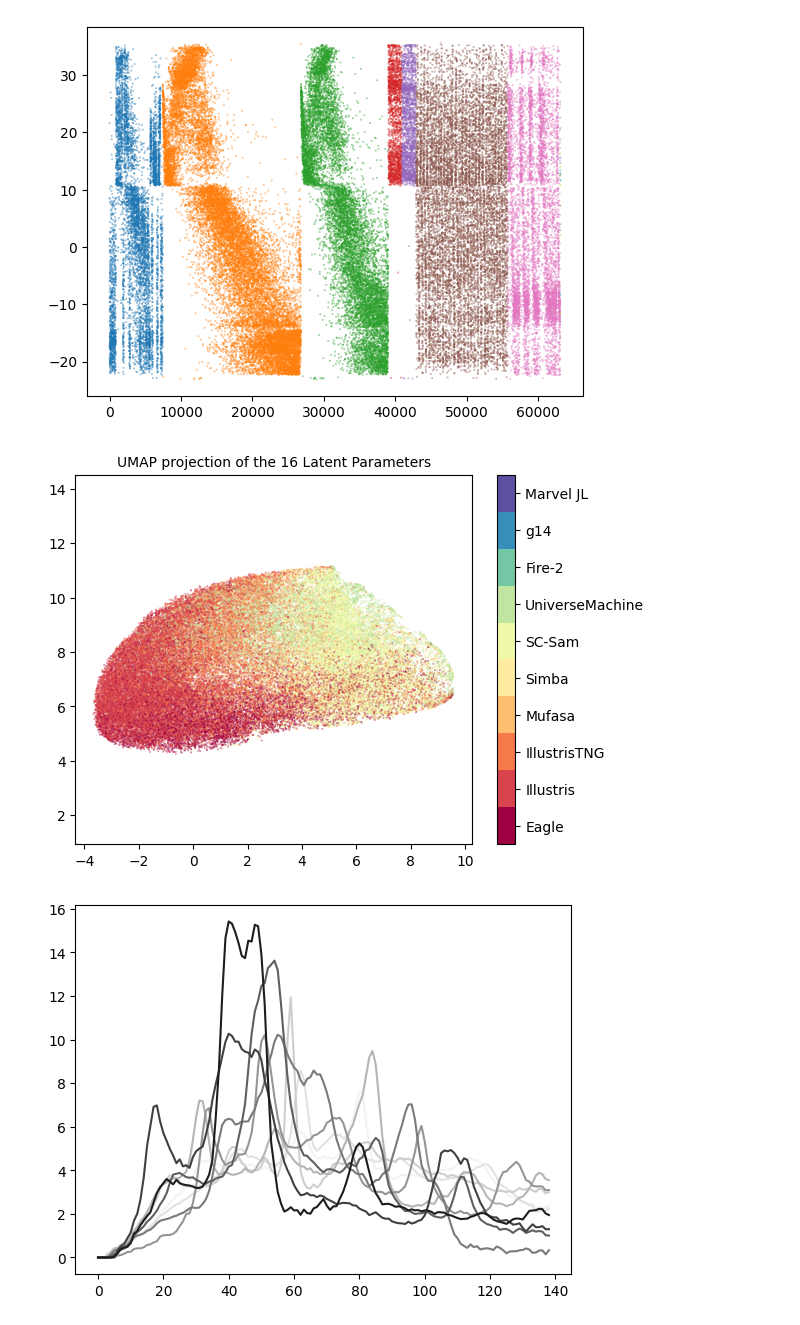
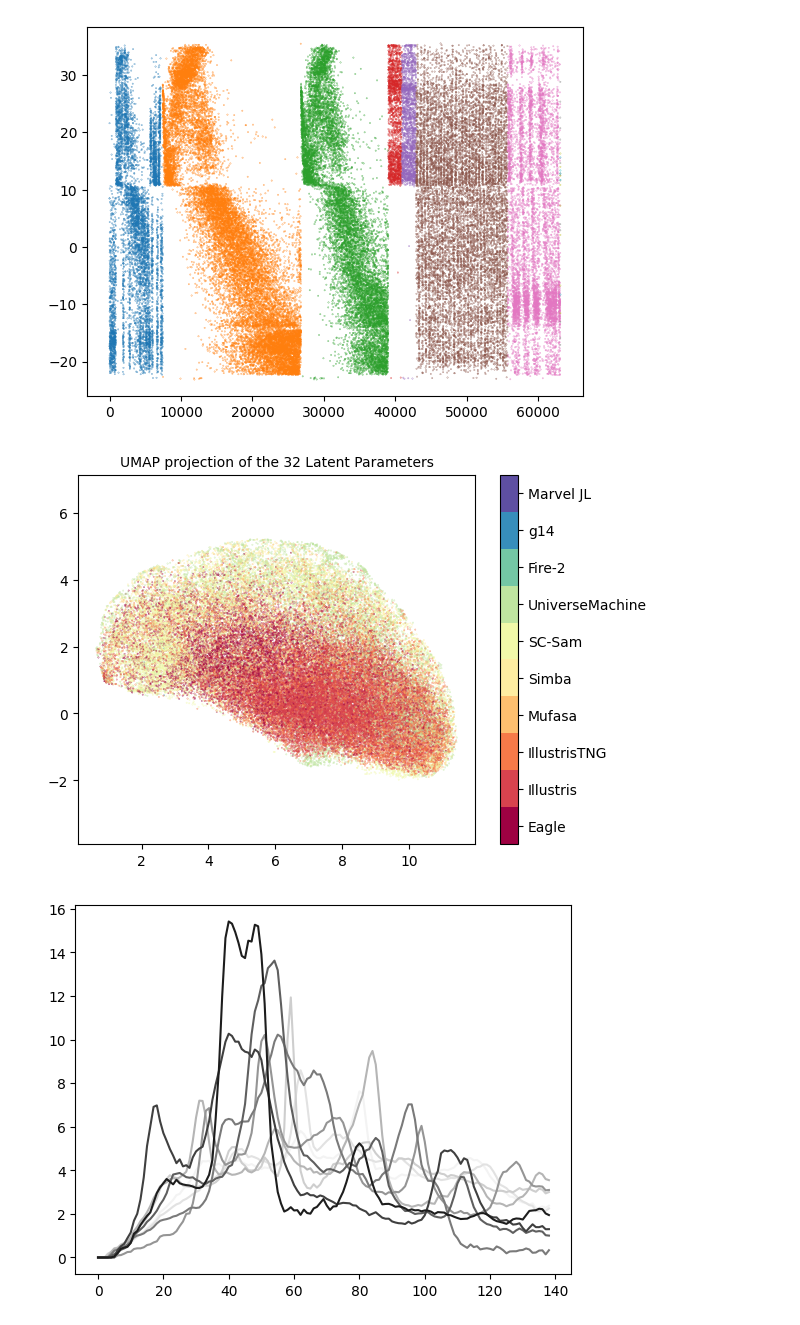
Before and after one commit to harrypenguin/Astrostatistics-Models, a Jupyter notebook: ConvAutoencoder.ipynb, the cells around one changed output. Saved outputs shown, nothing was run; the diff lists cells and outputs as text; code cells hidden in the pictures.

Commit message:
Retrained with 32 parameters

```diff
--- a/ConvAutoencoder.ipynb
+++ b/ConvAutoencoder.ipynb
@@ -394,20 +393,20 @@ plt.scatter(x, embedding, s=0.05, c=all_labels_tensor, cmap='tab10')
 # %%
 import matplotlib.pyplot as plt
 import numpy as np
 
 labels = ['Eagle', 'Illustris', 'IllustrisTNG', 'Mufasa', 'Simba', 'SC-Sam', 'UniverseMachine', 'Fire-2', 'g14', 'Marvel JL']
 
 plt.scatter(embedding[:, 0], embedding[:, 1], c=all_labels_tensor, cmap='Spectral', s=0.05)
 plt.gca().set_aspect('equal', 'datalim')
 
 # Create a colorbar
 cbar = plt.colorbar(boundaries=np.arange(11)-0.5, ticks=np.arange(10))
 
 # Set the colorbar labels
 cbar.ax.set_yticklabels(labels)
 
-plt.title('UMAP projection of the 16 Latent Parameters', fontsize=10)
+plt.title('UMAP projection of the 32 Latent Parameters', fontsize=10)
 plt.show()
 # %% [output]
-[figure, old version]
+[figure, new version]
 # %%
```
Also changed, not shown: parts of 6 cells of this notebook, 2 other files.
